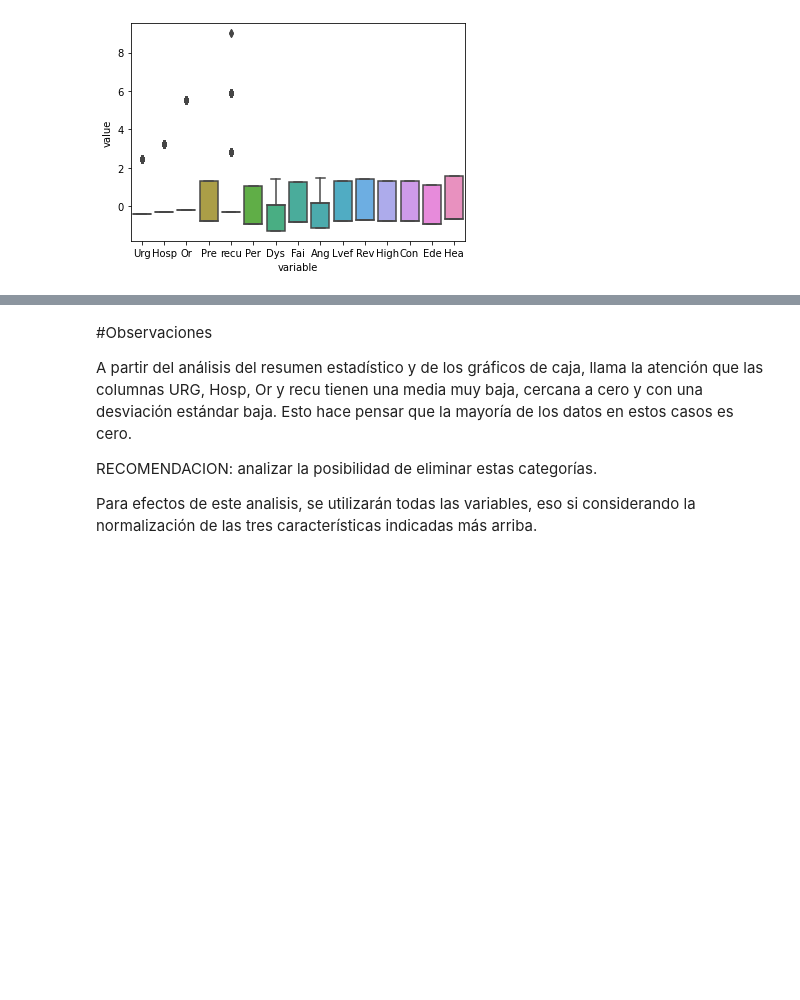
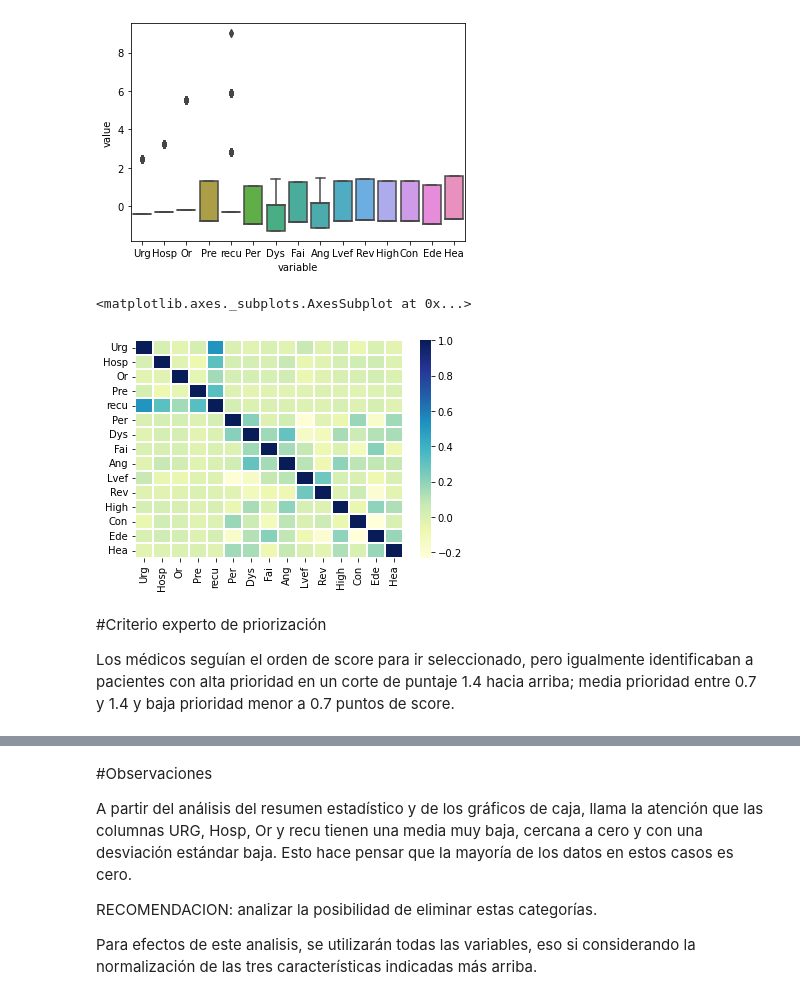
Before and after one commit to castudil/cardiology, a Jupyter notebook: cardiology.ipynb, the cells around one changed output, grey strips where cells are left out. Saved outputs shown, nothing was run; the diff lists cells and outputs as text; code cells hidden in the pictures; blank space fills up the shorter version.

```diff
--- a/cardiology.ipynb
+++ b/cardiology.ipynb
@@ -74,3 +96,12 @@ sns.boxplot(x="variable", y="value", data=pd.melt(x))
 plt.show()
 # %% [output]
 [figure]
+# %%
+sns.heatmap(x.corr(),cmap = "YlGnBu", linecolor = 'white', linewidths = 1 )
+# %% [output]
+<matplotlib.axes._subplots.AxesSubplot at 0x...>
+[figure, added]
+# %% [markdown]
+#Criterio experto de priorización
+
+Los médicos seguían el orden de score para ir seleccionado, pero igualmente identificaban a pacientes con alta prioridad en un corte de puntaje 1.4 hacia arriba; media prioridad entre 0.7 y 1.4 y baja prioridad menor a 0.7 puntos de score.
```
Also changed, not shown: parts of 13 cells of this notebook.
